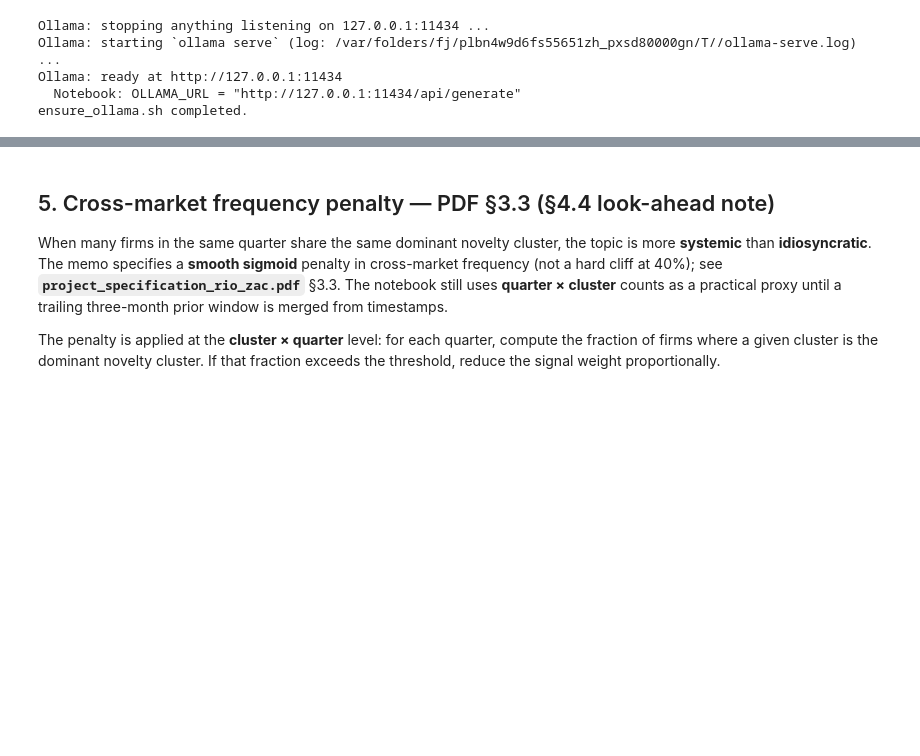
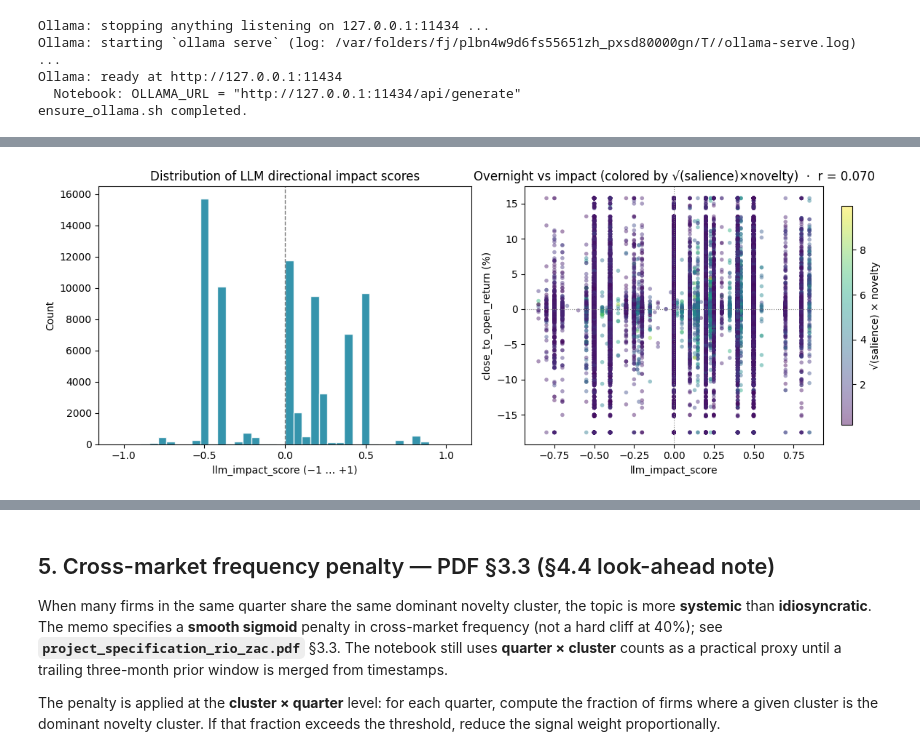
Before and after one commit to zac-garland/wrds, a Jupyter notebook: final_project/novelty_driven_mean_reversion.ipynb, the cells around one changed output, grey strips where cells are left out. Saved outputs shown, nothing was run; the diff lists cells and outputs as text; code cells hidden in the pictures; blank space fills up the shorter version.

```diff
--- a/final_project/novelty_driven_mean_reversion.ipynb
+++ b/final_project/novelty_driven_mean_reversion.ipynb
@@ -1014,0 +1138,86 @@ LLM pass rate: 77.8%
+# %%
+# ── LLM impact score: distribution + vs overnight return ─────────────────────
+# Prefers `signal_df["llm_impact_score"]` from Stage 2; if missing (e.g. you re-ran the
+# cache-only intent cell), loads scores from the same pickle as Stage 2.
+
+import pickle
+from pathlib import Path
+
+import matplotlib.pyplot as plt
+import numpy as np
+
+if "llm_impact_score" not in signal_df.columns:
+    _impact_pkl = nh.dev_scoped_cache_path(
+        Path("./pkl_cache/llm_impact_score_project_spec_turns.pkl"),
+        DEV_TICKERS,
+    )
+    if not _impact_pkl.is_file():
+        raise RuntimeError(
+            f"`llm_impact_score` not on signal_df and no cache file at {_impact_pkl}. "
+            "Run the LLM Stage 2 (impact) cell first."
+        )
+    with open(_impact_pkl, "rb") as f:
+        _idc = pickle.load(f)
+    signal_df = signal_df.copy()
+    signal_df["llm_impact_score"] = signal_df["sentence"].map(lambda s: _idc.get(s))
+    print(
+        f"Attached llm_impact_score from {_impact_pkl.name} "
+        f"({len(_idc):,} keys in pickle)"
+    )
+
+if "close_to_open_return" not in signal_df.columns:
+    raise RuntimeError(
+        "signal_df has no close_to_open_return — ensure novelty records / merge included it."
+    )
+
+_imp = signal_df.dropna(
+    subset=[
+        "llm_impact_score",
+        "close_to_open_return",
+        "salience_score",
+        "novelty_score",
+    ]
+).copy()
+print(f"Segments with impact + overnight + salience + novelty: {len(_imp):,}")
+if _imp.empty:
+    raise RuntimeError(
+        "No rows with non-null llm_impact_score, close_to_open_return, salience_score, novelty_score. "
+        "Re-run Stage 2 impact scoring or check sentence keys vs impact pickle."
+    )
+
+_color = np.sqrt(_imp["salience_score"].clip(lower=0)) * _imp["novelty_score"]
+
+fig, axes = plt.subplots(1, 2, figsize=(12, 4.5))
+
+ax = axes[0]
+ax.hist(_imp["llm_impact_score"], bins=40, range=(-1.05, 1.05), color="#1985A1", edgecolor="white", alpha=0.88)
+ax.axvline(0, color="gray", ls="--", lw=1)
+ax.set_xlabel("llm_impact_score (−1 … +1)")
+ax.set_ylabel("Count")
+ax.set_title("Distribution of LLM directional impact scores")
+
+ax = axes[1]
+sc = ax.scatter(
+    _imp["llm_impact_score"],
+    _imp["close_to_open_return"] * 100.0,
+    alpha=0.45,
+    s=16,
+    c=_color,
+    cmap="viridis",
+    edgecolors="none",
+)
+ax.axhline(0, color="gray", ls=":", lw=0.8)
+ax.axvline(0, color="gray", ls=":", lw=0.8)
+ax.set_xlabel("llm_impact_score")
+ax.set_ylabel("close_to_open_return (%)")
+if len(_imp) >= 3:
+    r = _imp["llm_impact_score"].corr(_imp["close_to_open_return"])
+    ax.set_title(f"Overnight vs impact (colored by √(salience)×novelty)  ·  r = {r:.3f}")
+else:
+    ax.set_title("Overnight vs impact (colored by √(salience)×novelty)")
+plt.colorbar(sc, ax=ax, shrink=0.85, label="√(salience) × novelty")
+
+plt.tight_layout()
+plt.savefig("llm_impact_vs_overnight.png", dpi=150, bbox_inches="tight")
+plt.show()
+# %% [output]
@@ -1014,0 +1226 @@ LLM pass rate: 77.8%
+[figure, added]
```
Also changed, not shown: parts of 32 cells of this notebook, 10 other files.
